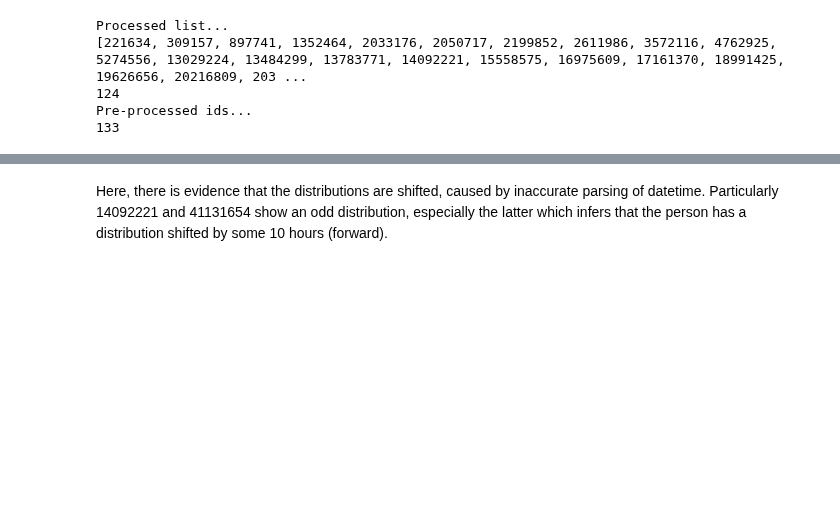
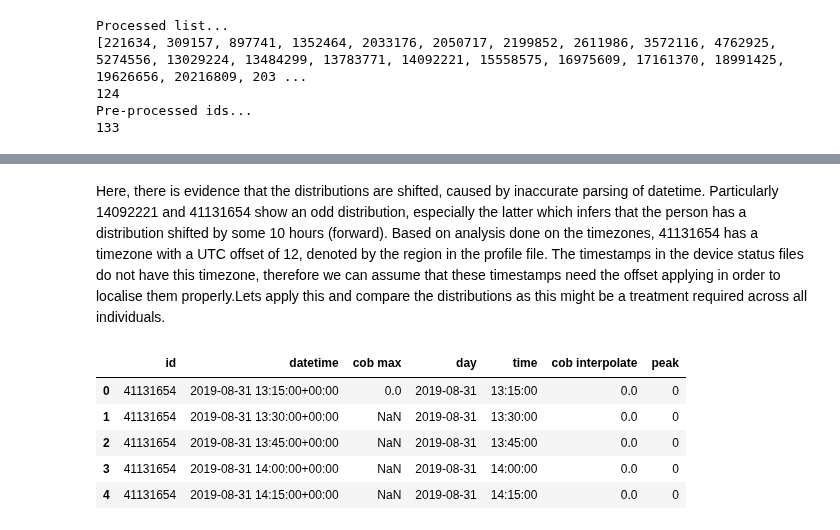
Before and after one commit to rdbrist/masters_project, a Jupyter notebook: notebooks/1.01-rd-implementing-cob-analysis.ipynb, the cells around one changed output, grey strips where cells are left out. Saved outputs shown, nothing was run; the diff lists cells and outputs as text; code cells hidden in the pictures; blank space fills up the shorter version.

```diff
--- a/notebooks/1.01-rd-implementing-cob-analysis.ipynb
+++ b/notebooks/1.01-rd-implementing-cob-analysis.ipynb
@@ -169,2 +170,18 @@ plot_by_hour_individuals(cob_new_df['peak'].loc[subset])
 # %% [markdown]
-Here, there is evidence that the distributions are shifted, caused by inaccurate parsing of datetime. Particularly 14092221 and 41131654 show an odd distribution, especially the latter which infers that the person has a distribution shifted by some 10 hours (forward).
+Here, there is evidence that the distributions are shifted, caused by inaccurate parsing of datetime. Particularly 14092221 and 41131654 show an odd distribution, especially the latter which infers that the person has a distribution shifted by some 10 hours (forward). Based on analysis done on the timezones, 41131654 has a timezone with a UTC offset of 12, denoted by the region in the profile file. The timestamps in the device status files do not have this timezone, therefore we can assume that these timestamps need the offset applying in order to localise them properly.Lets apply this and compare the distributions as this might be a treatment required across all individuals.
+# %%
+zip_id = 41131654
+
+df_offset = cob_new.pre_process_batch(ids=[zip_id],
+                                      height=15,
+                                      distance=5,
+                                      suppress=True)
+df_offset.reset_index(inplace=True)
+df_offset.head()
+# %% [output]
+|  | id | datetime | cob max | day | time | cob interpolate | peak |
+| 0 | 41131654 | 2019-08-31 13:15:00+00:00 | 0.0 | 2019-08-31 | 13:15:00 | 0.0 | 0 |
+| 1 | 41131654 | 2019-08-31 13:30:00+00:00 | NaN | 2019-08-31 | 13:30:00 | 0.0 | 0 |
+| 2 | 41131654 | 2019-08-31 13:45:00+00:00 | NaN | 2019-08-31 | 13:45:00 | 0.0 | 0 |
+| 3 | 41131654 | 2019-08-31 14:00:00+00:00 | NaN | 2019-08-31 | 14:00:00 | 0.0 | 0 |
+| 4 | 41131654 | 2019-08-31 14:15:00+00:00 | NaN | 2019-08-31 | 14:15:00 | 0.0 | 0 |
```
Also changed, not shown: parts of 17 cells of this notebook, 9 other files.
